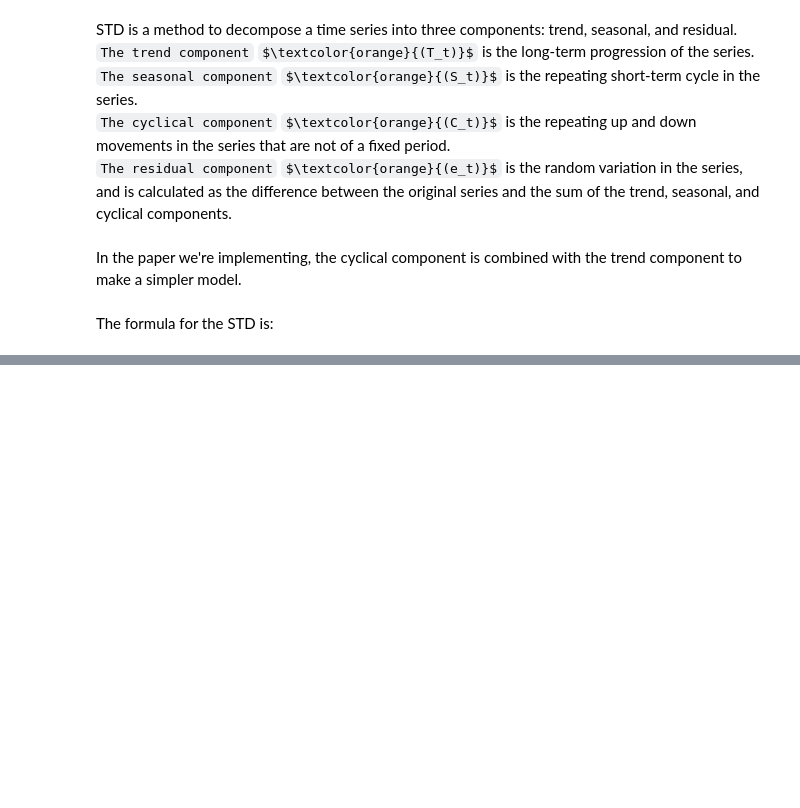
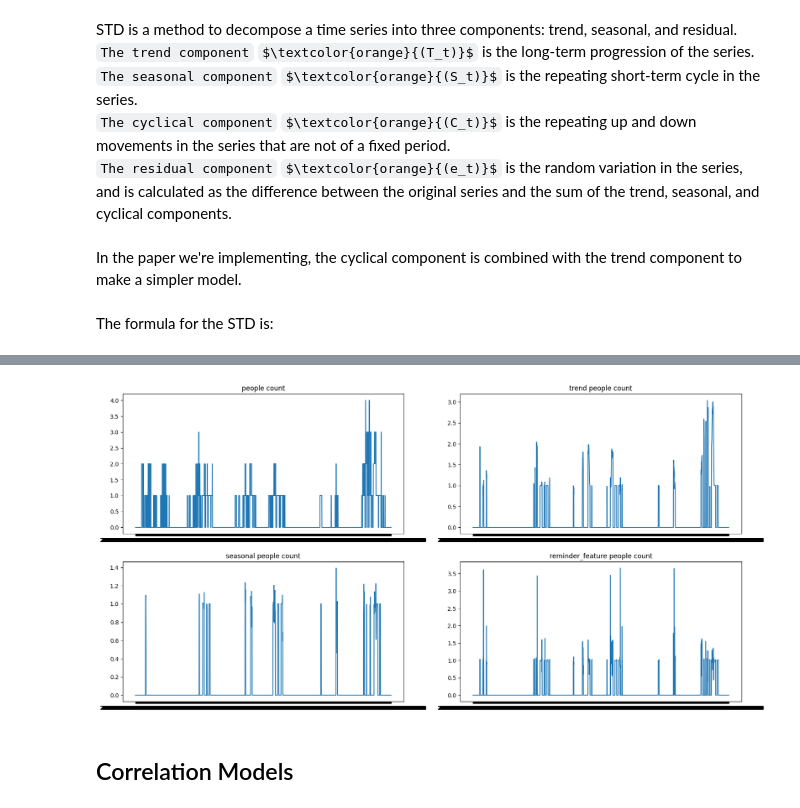
Before and after one commit to AymaneElmahi/sd-hoc, a Jupyter notebook: notebooks/algorithm.ipynb, the cells around one changed output, grey strips where cells are left out. Cells and saved outputs as stored; diff of their text form; code cells hidden in the pictures; some formulas as TeX source; blank space fills up the shorter version.

Commit message:
let's start implementing the model

```diff
--- a/notebooks/algorithm.ipynb
+++ b/notebooks/algorithm.ipynb
@@ -194,0 +267,25 @@ def decompose_time_series(df):
+# %%
+# replace all the nan values with 0
+trend_occupancy = trend_occupancy.fillna(0)
+seasonal_occupancy = seasonal_occupancy.fillna(0)
+reminder_feature_occupancy = reminder_feature_occupancy.fillna(0)
+# %%
+figure, axes = plt.subplots(2, 2, figsize=(20, 10))
+
+axes[0, 0].plot(x, df['peoplecount_rgb'], label='people count')
+axes[0, 0].set_title('people count')
+
+axes[0, 1].plot(x, trend_occupancy, label='trend people count')
+axes[0, 1].set_title('trend people count')
+
+axes[1, 0].plot(x, seasonal_occupancy, label='seasonal people count')
+axes[1, 0].set_title('seasonal people count')
+
+axes[1, 1].plot(x, reminder_feature_occupancy, label='reminder_feature people count')
+axes[1, 1].set_title('reminder_feature people count')
+
+plt.show()
+# %% [output]
+[figure, added]
+# %% [markdown]
+## Correlation Models
```
Also changed, not shown: parts of 10 cells of this notebook.
